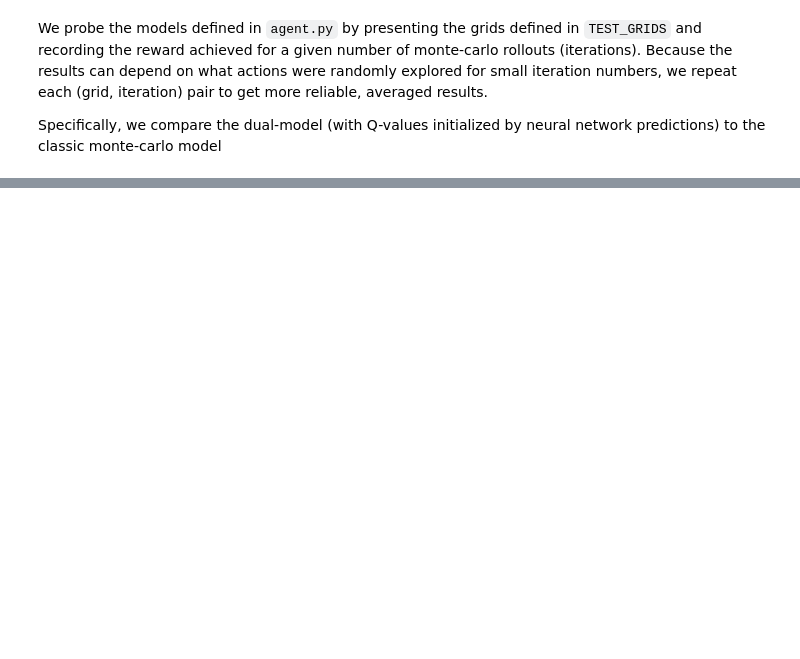
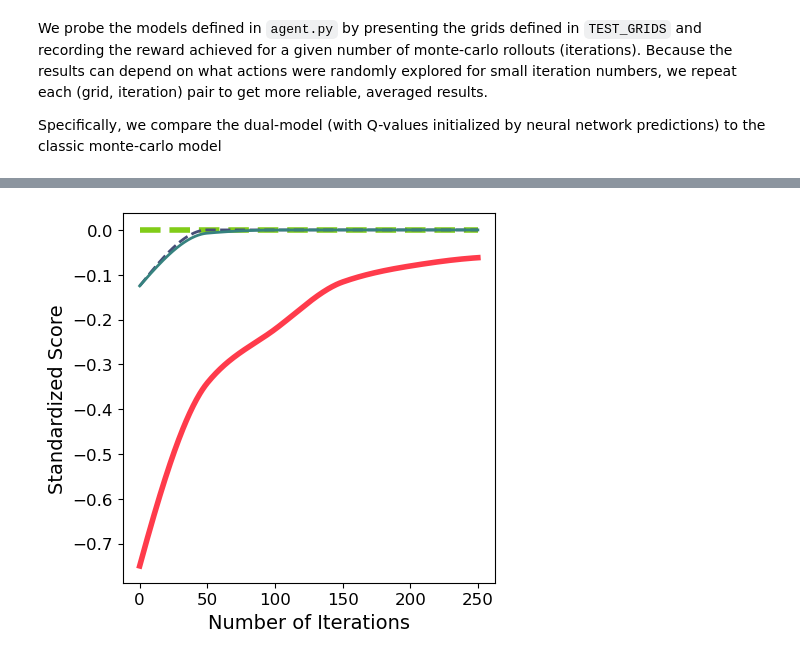
Before and after one commit to Alice2hang/RL_trolley_puzzles, a Jupyter notebook: dual_model/src/dual_model_analysis.ipynb, the cells around one changed output, grey strips where cells are left out. Saved outputs shown, nothing was run; the diff lists cells and outputs as text; code cells hidden in the pictures; blank space fills up the shorter version.

```diff
--- a/dual_model/src/dual_model_analysis.ipynb
+++ b/dual_model/src/dual_model_analysis.ipynb
@@ -202,0 +130,4 @@ graph_one(201,dual_scores,mc_scores)
+# %%
+plot_model_sims('dual')
+# %% [output]
+[figure, added]
```
Also changed, not shown: parts of 18 cells of this notebook, 15 other files.
